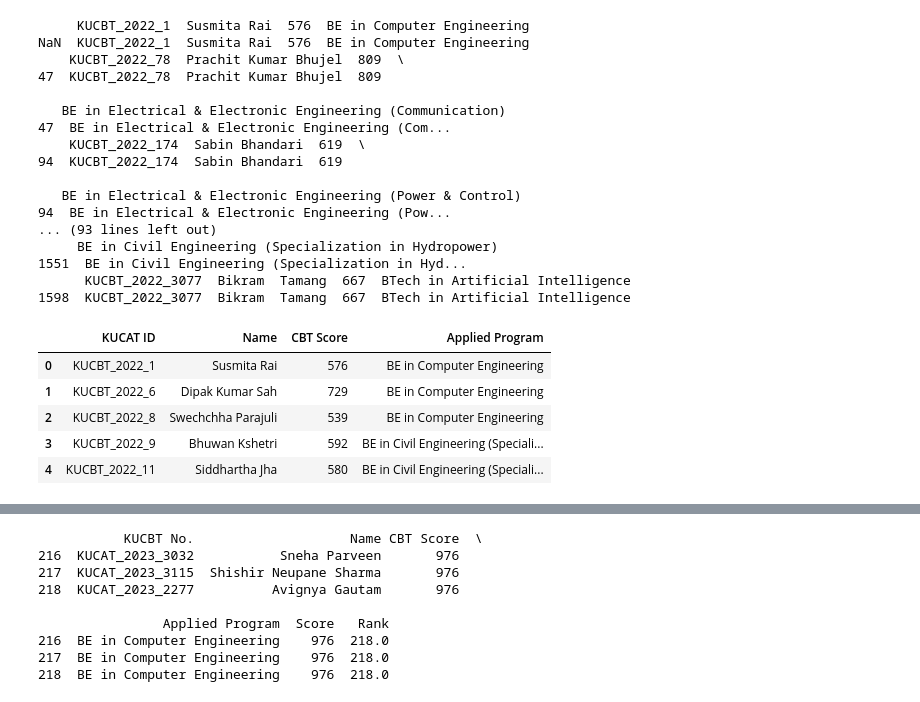
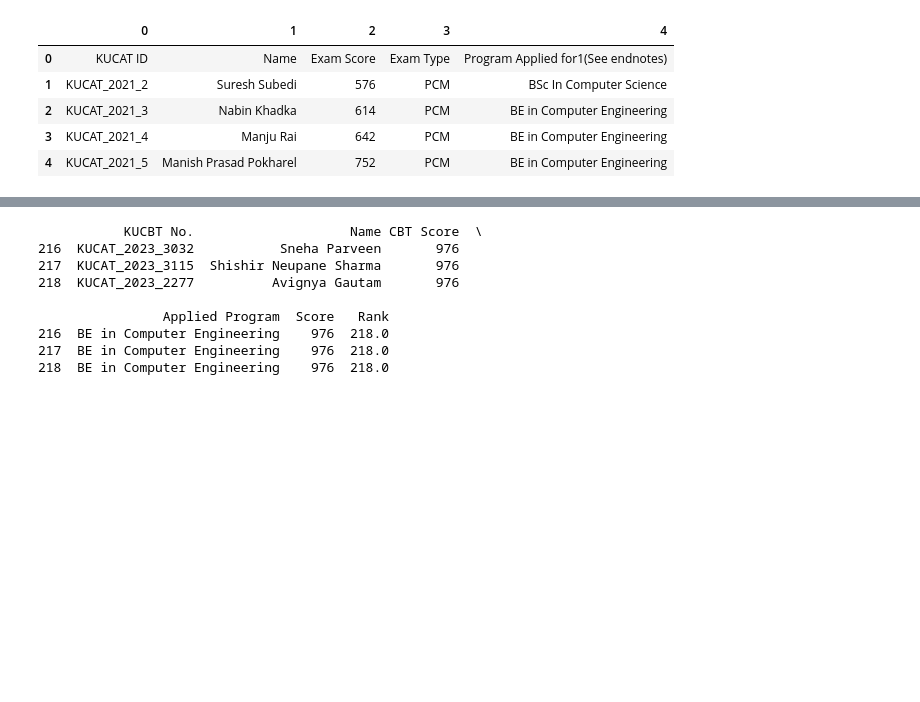
Before and after one commit to abiral-adhikari/CBTAnalysis, a Jupyter notebook: rank.ipynb, the cells around one changed output, grey strips where cells are left out. Cells and saved outputs as stored; diff of their text form; code cells hidden in the pictures; blank space fills up the shorter version.

```diff
--- a/rank.ipynb
+++ b/rank.ipynb
@@ -107,30 +101,13 @@ def tabulaload(filename,pageno):
         df=pd.concat([df,df1],ignore_index=True)
     return df
 # %%
-# df=load("./PDFs/CBT2022.pdf")
-df=tabulaload("./PDFs/CBT2022.pdf",36)
+df=load("./PDFs/CBT2021.pdf")
+# df=tabulaload("./PDFs/CBT2021.pdf",37)
 df.head()
 # %% [output]
-     KUCBT_2022_1  Susmita Rai  576  BE in Computer Engineering
-NaN  KUCBT_2022_1  Susmita Rai  576  BE in Computer Engineering
-    KUCBT_2022_78  Prachit Kumar Bhujel  809  \
-47  KUCBT_2022_78  Prachit Kumar Bhujel  809
-
-   BE in Electrical & Electronic Engineering (Communication)
-47  BE in Electrical & Electronic Engineering (Com...
-    KUCBT_2022_174  Sabin Bhandari  619  \
-94  KUCBT_2022_174  Sabin Bhandari  619
-
-   BE in Electrical & Electronic Engineering (Power & Control)
-94  BE in Electrical & Electronic Engineering (Pow...
-... (93 lines left out)
-     BE in Civil Engineering (Specialization in Hydropower)
-1551  BE in Civil Engineering (Specialization in Hyd...
-      KUCBT_2022_3077  Bikram  Tamang  667  BTech in Artificial Intelligence
-1598  KUCBT_2022_3077  Bikram  Tamang  667  BTech in Artificial Intelligence
-|  | KUCAT ID | Name | CBT Score | Applied Program |
-| 0 | KUCBT_2022_1 | Susmita Rai | 576 | BE in Computer Engineering |
-| 1 | KUCBT_2022_6 | Dipak Kumar Sah | 729 | BE in Computer Engineering |
-| 2 | KUCBT_2022_8 | Swechchha Parajuli | 539 | BE in Computer Engineering |
-| 3 | KUCBT_2022_9 | Bhuwan Kshetri | 592 | BE in Civil Engineering (Speciali... |
-| 4 | KUCBT_2022_11 | Siddhartha Jha | 580 | BE in Civil Engineering (Speciali... |
+|  | 0 | 1 | 2 | 3 | 4 |
+| 0 | KUCAT ID | Name | Exam Score | Exam Type | Program Applied for1(See endnotes) |
+| 1 | KUCAT_2021_2 | Suresh Subedi | 576 | PCM | BSc In Computer Science |
+| 2 | KUCAT_2021_3 | Nabin Khadka | 614 | PCM | BE in Computer Engineering |
+| 3 | KUCAT_2021_4 | Manju Rai | 642 | PCM | BE in Computer Engineering |
+| 4 | KUCAT_2021_5 | Manish Prasad Pokharel | 752 | PCM | BE in Computer Engineering |
```
Also changed, not shown: parts of 9 cells of this notebook, 2 other files.
